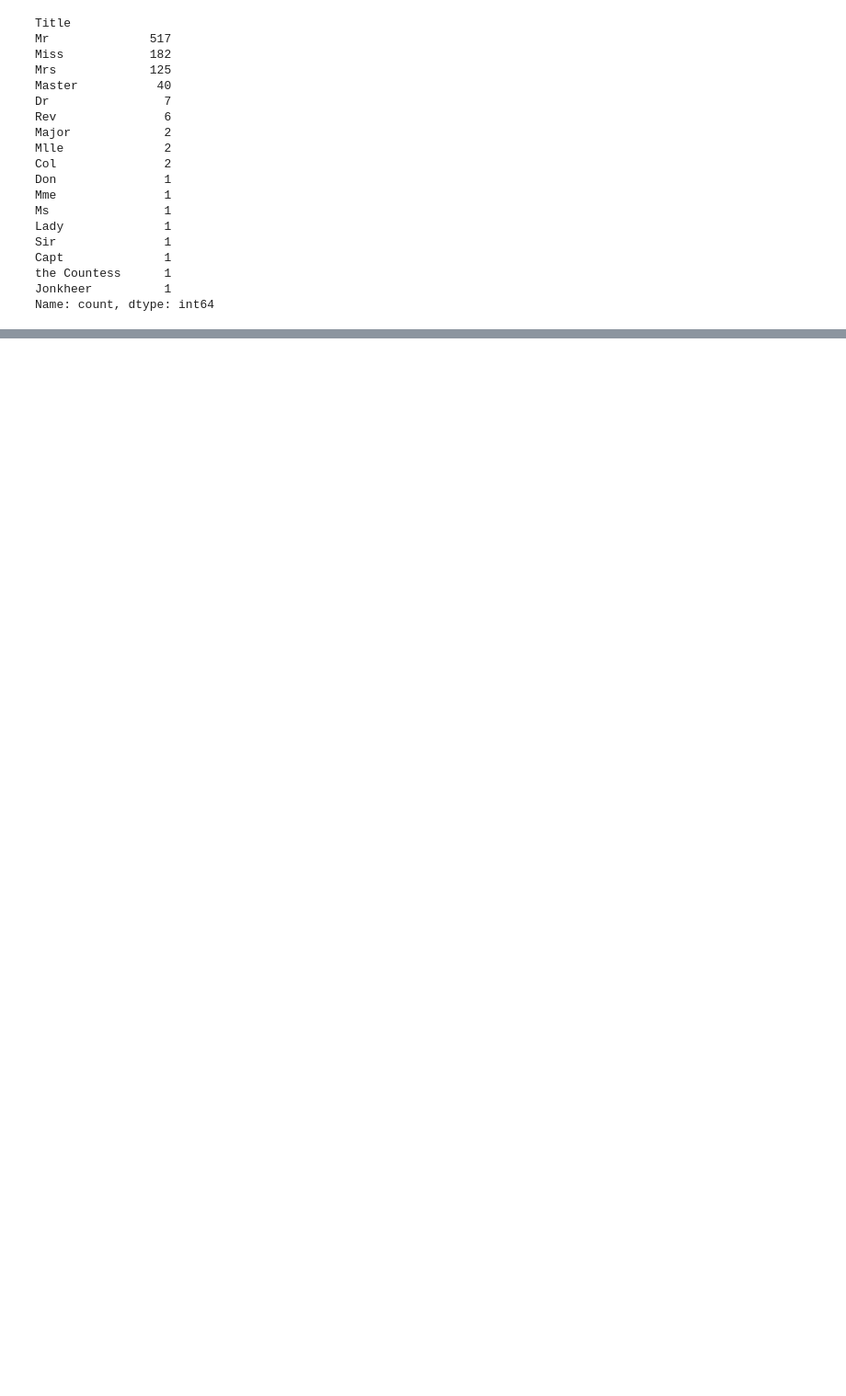
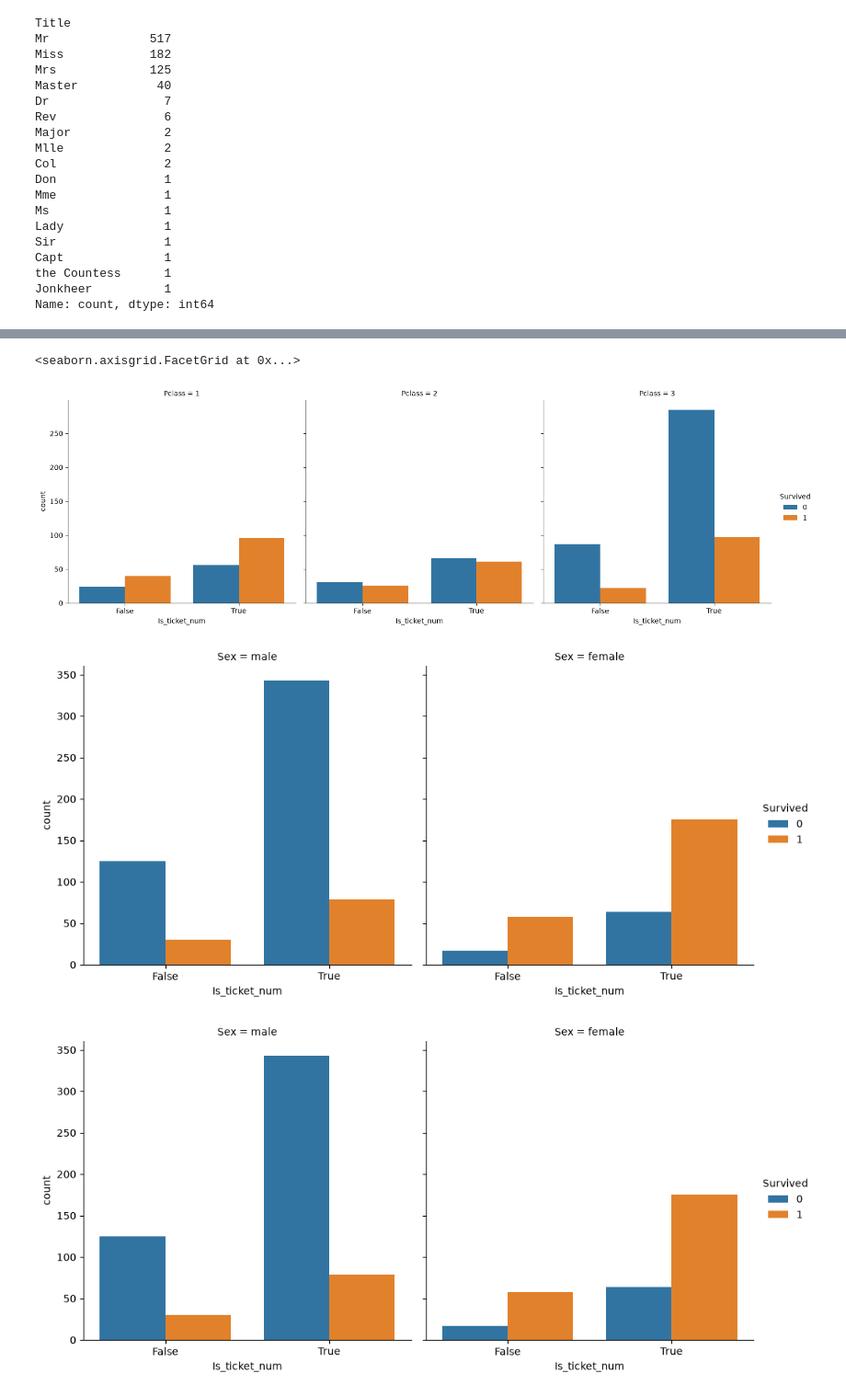
Before and after one commit to MarcooMateoo/ml-titanic, a Jupyter notebook: notebooks/01_EDA.ipynb, the cells around one changed output, grey strips where cells are left out. Shown at 92% size. Saved outputs shown, nothing was run; the diff lists cells and outputs as text; code cells hidden in the pictures; blank space fills up the shorter version.

```diff
--- a/notebooks/01_EDA.ipynb
+++ b/notebooks/01_EDA.ipynb
@@ -581,0 +671,3 @@ Name: count, dtype: int64
+# %%
+df = train_set.copy()
+df['Is_ticket_num'] = (df['Ticket'].str.match(r'[A-Za-z]') == False)
@@ -581,0 +690,9 @@ Name: count, dtype: int64
+# %%
+sns.catplot(df, x = 'Is_ticket_num', hue = 'Survived', col = 'Pclass', kind = 'count')
+sns.catplot(df, x = 'Is_ticket_num', hue = 'Survived', col = 'Sex', kind = 'count')
+sns.catplot(df, x = 'Is_ticket_num', hue = 'Survived', col = 'Sex', kind = 'count')
+# %% [output]
+<seaborn.axisgrid.FacetGrid at 0x...>
+[figure, added]
+[figure, added]
+[figure, added]
```
Also changed, not shown: parts of 14 cells of this notebook, 3 other files.
